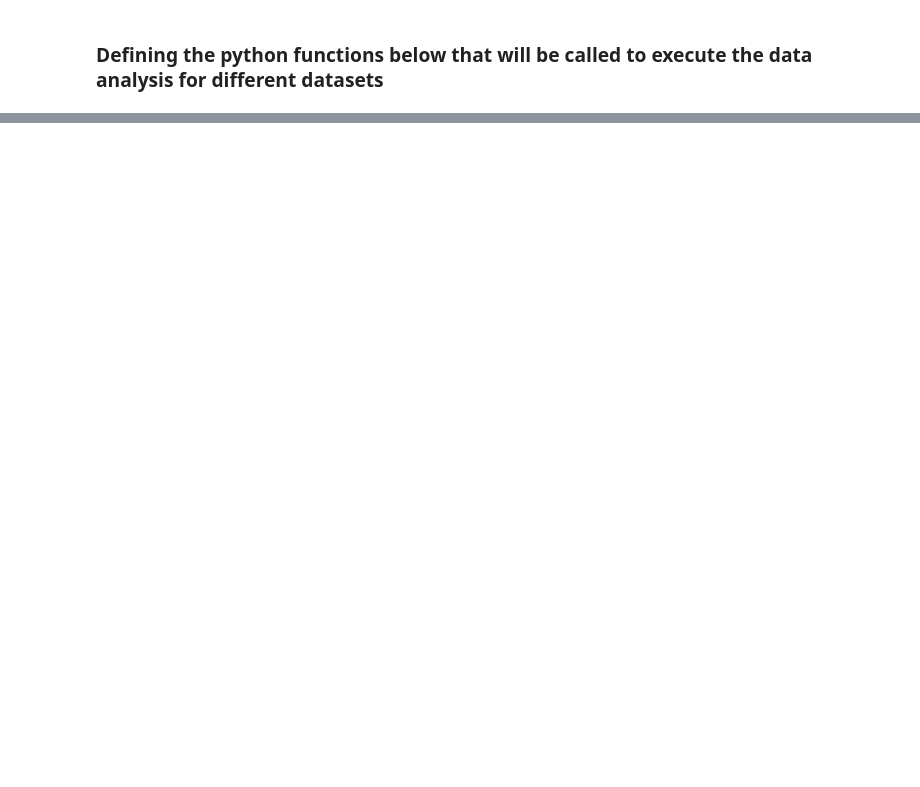
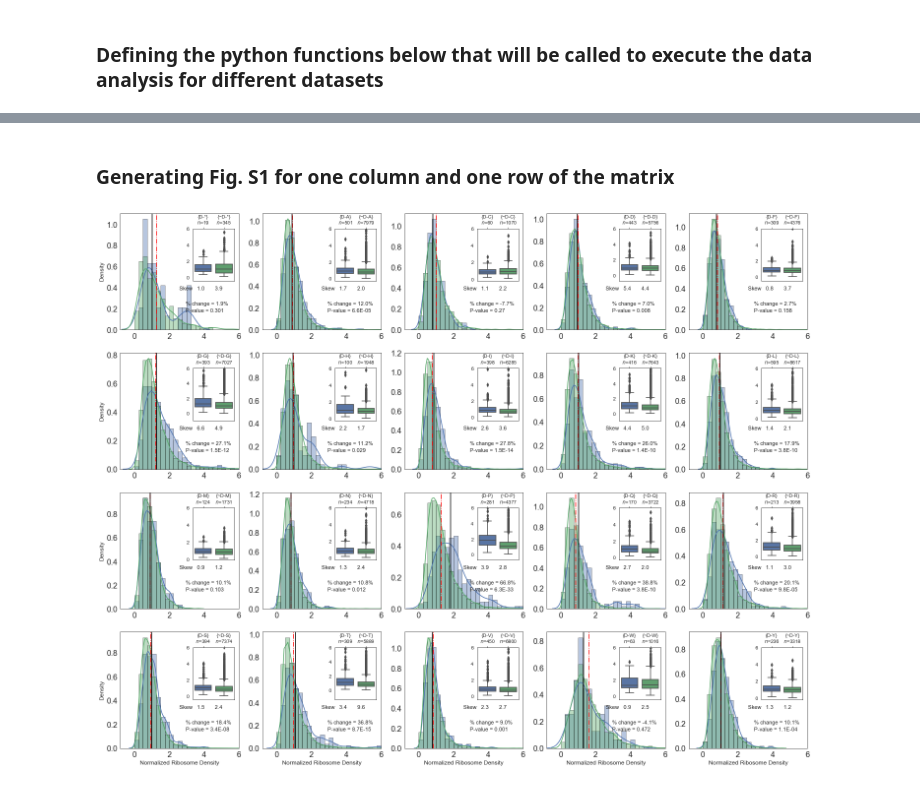
Before and after one commit to obrien-lab/P-site-A-site-pairs-analysis, a Jupyter notebook: P-site_A-site_pairs_project_data_analysis.ipynb, the cells around one changed output, grey strips where cells are left out. Drawn from its saved outputs; the diff is of its cells as text; code cells hidden in the pictures; blank space fills up the shorter version.

```diff
--- a/P-site_A-site_pairs_project_data_analysis.ipynb
+++ b/P-site_A-site_pairs_project_data_analysis.ipynb
@@ -1629,0 +828,38 @@ SyntaxError: invalid syntax (<ipython-input-10-d64749e2b55e>, line 9)
+# %% [markdown]
+### Generating Fig. S1 for one column and one row of the matrix
+# %%
+# Plotting Fig. S1 for a column of the above matrix 'D' and for a row of the above matrix 'E'
+
+
+# Generating Fig. S1b below for the column 'D' of matrix for the Williams dataset shown above
+plt.figure(figsize=(5 * 5, 20))
+palette_colors = [(0.2980392156862745, 0.4470588235294118, 0.6901960784313725), (0.3333333333333333, 0.6588235294117647, 0.40784313725490196)]
+
+sns.set_palette(palette_colors)
+subplot_counter = 1
+for as_aa in sorted(AMINO_ACIDS):
+    # There are total 21 distributions possible for D in the P-site. We will show one of them (D, E) in next plot
+    if as_aa == 'E':
+        continue
+    ax = plt.subplot(4, 5, subplot_counter)
+    if subplot_counter in [1, 6, 11, 16]:
+        ylabel = True
+    else:
+        ylabel = False
+    if subplot_counter in [16, 17, 18, 19, 20]:
+        xlabel = True
+    else:
+        xlabel = False
+
+    perc_change = dict_percent_change['Williams'][as_aa]['D']
+    pval = dict_pval['Williams'][as_aa]['D']
+    if pval > 0.001:
+        pval = round(pval, 3)
+    else:
+        pval = '%.1E' % pval
+
+    ax = plot_trans_distribution_subplot(ax, as_aa, 'D', dict_instances['Williams'], perc_change, pval, xlabel=xlabel, ylabel=ylabel)
+    subplot_counter += 1
+plt.show()
+# %% [output]
+[figure, added]
```
Also changed, not shown: parts of 19 cells of this notebook.
